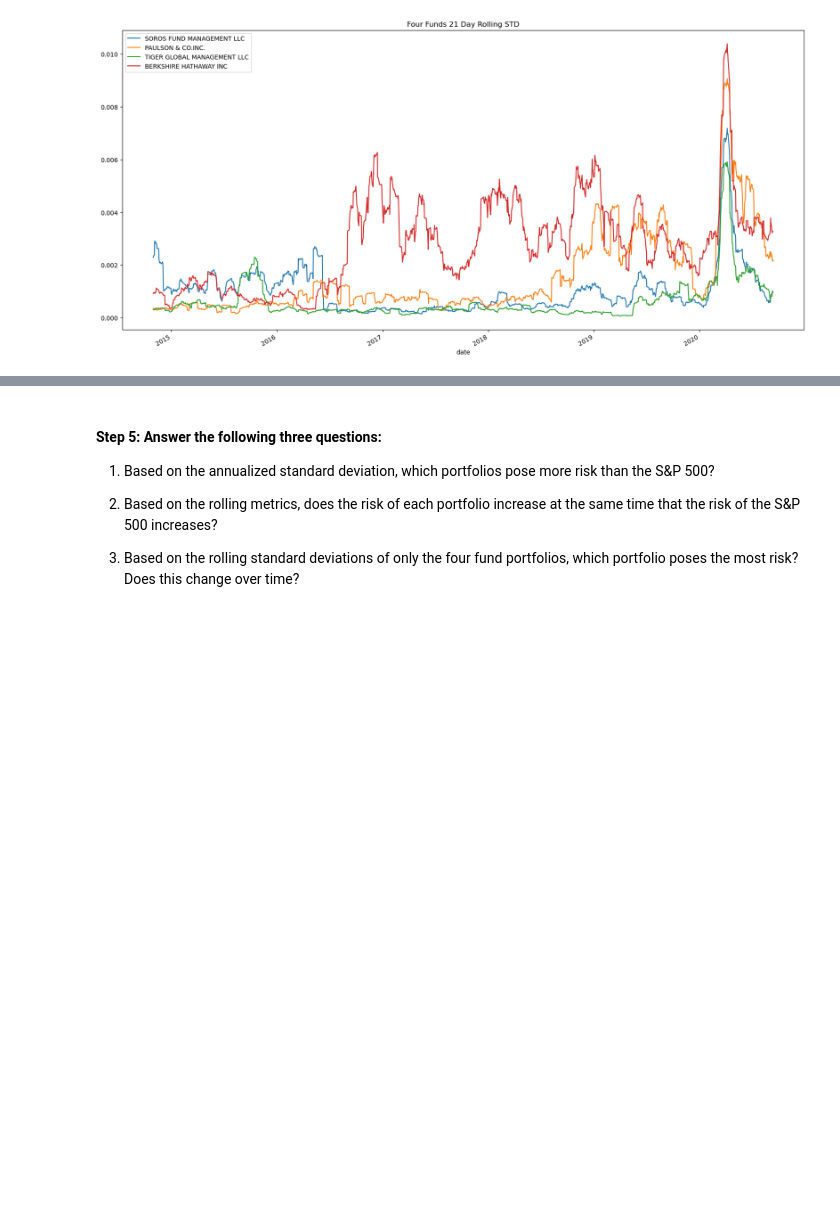
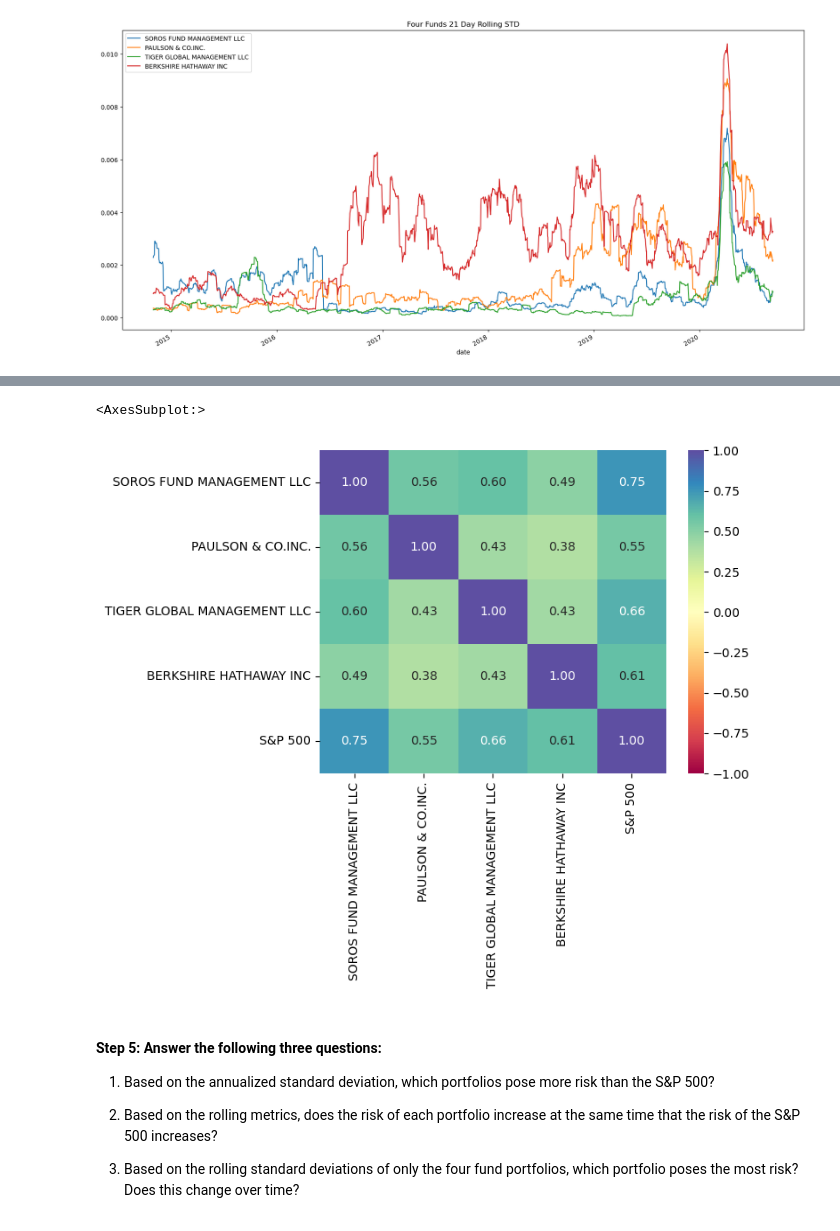
Before and after one commit to Billie-LS/Portfolio-key-risk-management-metrics-analysis, a Jupyter notebook: risk_return_analysis.ipynb, the cells around one changed output, grey strips where cells are left out. Drawn from its saved outputs; the diff is of its cells as text; code cells hidden in the pictures; blank space fills up the shorter version.

```diff
--- a/risk_return_analysis.ipynb
+++ b/risk_return_analysis.ipynb
@@ -418,3 +328,8 @@ funds_daily_returns.rolling(window=21).std().plot(legend=True, figsize=(20,10),
 # %% [output]
 <AxesSubplot:title={'center':'Four Funds 21 Day Rolling STD'}, xlabel='date'>
 [figure]
+# %%
+# Supplemental
+# Use the `corr` function to calculate correlations for each fund pair
+funds_correlation = daily_returns.corr()
+funds_correlation
@@ -421,3 +343,10 @@ funds_daily_returns.rolling(window=21).std().plot(legend=True, figsize=(20,10),
+# %%
+# Supplemental
+# Create a heatmap from the correlation values
+htmap(funds_correlation, annot=True, vmin=-1, vmax=1, fmt=".2f", cmap="Spectral")
+# %% [output]
+<AxesSubplot:>
+[figure, added]
 # %% [markdown]
 #### Step 5: Answer the following three questions:
 
```
Also changed, not shown: parts of 42 cells of this notebook, 1 other file.
